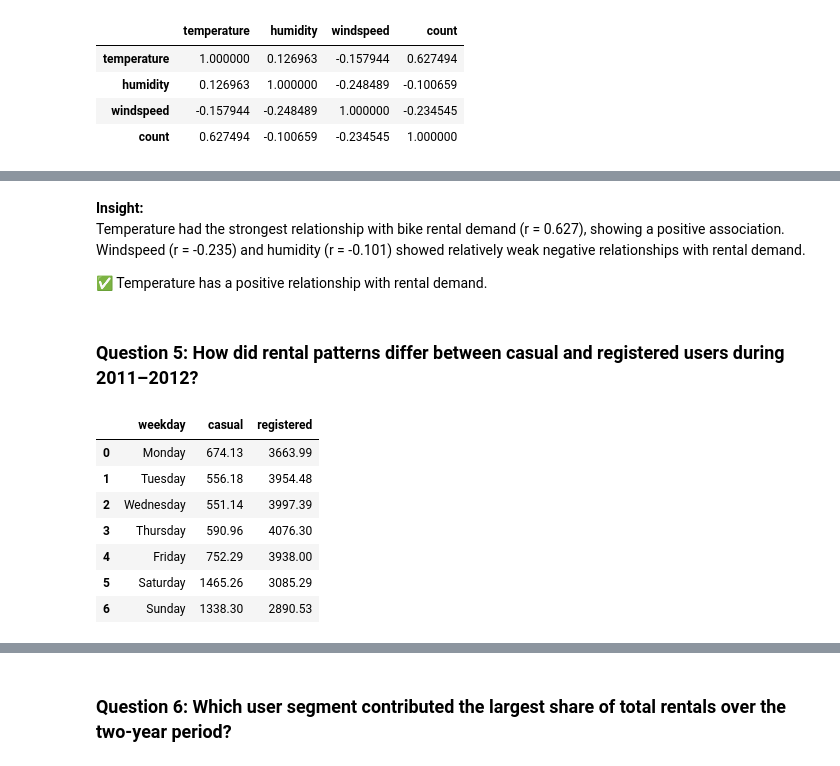
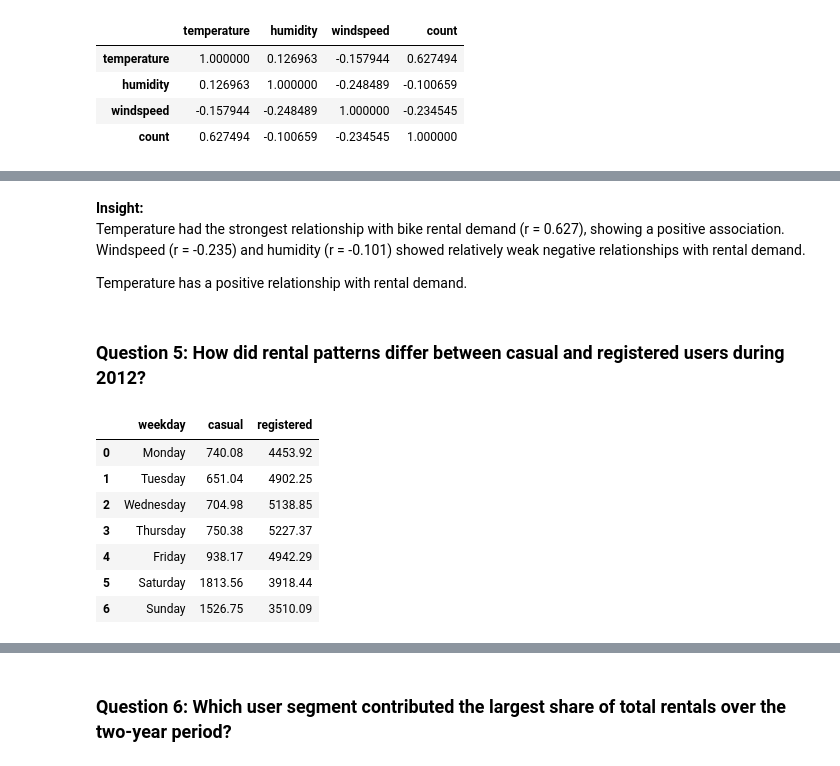
Before and after one commit to muchammadwr/bike-sharing-analytics, a Jupyter notebook: notebook.ipynb, the cells around one changed output, grey strips where cells are left out. Cells and saved outputs as stored; diff of their text form; code cells hidden in the pictures.

```diff
--- a/notebook.ipynb
+++ b/notebook.ipynb
@@ -40,7 +42,3 @@ warnings.filterwarnings("ignore")
 ### Gathering Data
 # %% [markdown]
 #### Load daily_df
-# %%
-# Load daily data
-daily_df = pd.read_csv("./data/day.csv")
-daily_df.head()
@@ -53,0 +45,16 @@ daily_df.head()
+# %%
+# Mount Google Drive
+drive.mount('/content/drive')
+
+# Specify the path to dataset in Google Drive
+drive_path = '/content/drive/MyDrive/bike-sharing-analytics/data/day.csv'
+
+# Read the dataset
+try:
+    daily_df = pd.read_csv(drive_path)
+    print(f"Dataset loaded successfully from: {drive_path}")
+    display(daily_df.head())
+except FileNotFoundError:
+    print(f"Error: The file at '{drive_path}' was not found. Please check the path.")
+except Exception as e:
+    print(f"An error occurred: {e}")
@@ -1127,27 +1302,30 @@ Temperature had the strongest relationship with bike rental demand (r = 0.627),
 showing a positive association. Windspeed (r = -0.235) and humidity (r = -0.101)
 showed relatively weak negative relationships with rental demand.
 
-✅ Temperature has a positive relationship with rental demand.
+Temperature has a positive relationship with rental demand.
 # %% [markdown]
-### **Question 5:** How did rental patterns differ between casual and registered users during 2011–2012?
+### **Question 5:** How did rental patterns differ between casual and registered users during 2012?
 # %%
+# Filter 2012 Users
+
+daily_2012 = daily_df[daily_df['year'] == 2012]
 user_weekday = (
-    daily_df.groupby("weekday")[["casual", "registered"]]
+    daily_2012.groupby("weekday")[["casual", "registered"]]
     .mean()
     .reindex(
         ["Monday", "Tuesday", "Wednesday", "Thursday", "Friday", "Saturday", "Sunday"]
     )
     .round(2)
     .reset_index()
 )
 
 user_weekday
 # %% [output]
 |  | weekday | casual | registered |
-| 0 | Monday | 674.13 | 3663.99 |
-| 1 | Tuesday | 556.18 | 3954.48 |
-| 2 | Wednesday | 551.14 | 3997.39 |
-| 3 | Thursday | 590.96 | 4076.30 |
-| 4 | Friday | 752.29 | 3938.00 |
-| 5 | Saturday | 1465.26 | 3085.29 |
-| 6 | Sunday | 1338.30 | 2890.53 |
+| 0 | Monday | 740.08 | 4453.92 |
+| 1 | Tuesday | 651.04 | 4902.25 |
+| 2 | Wednesday | 704.98 | 5138.85 |
+| 3 | Thursday | 750.38 | 5227.37 |
+| 4 | Friday | 938.17 | 4942.29 |
+| 5 | Saturday | 1813.56 | 3918.44 |
+| 6 | Sunday | 1526.75 | 3510.09 |
```
Also changed, not shown: parts of 128 cells of this notebook.
